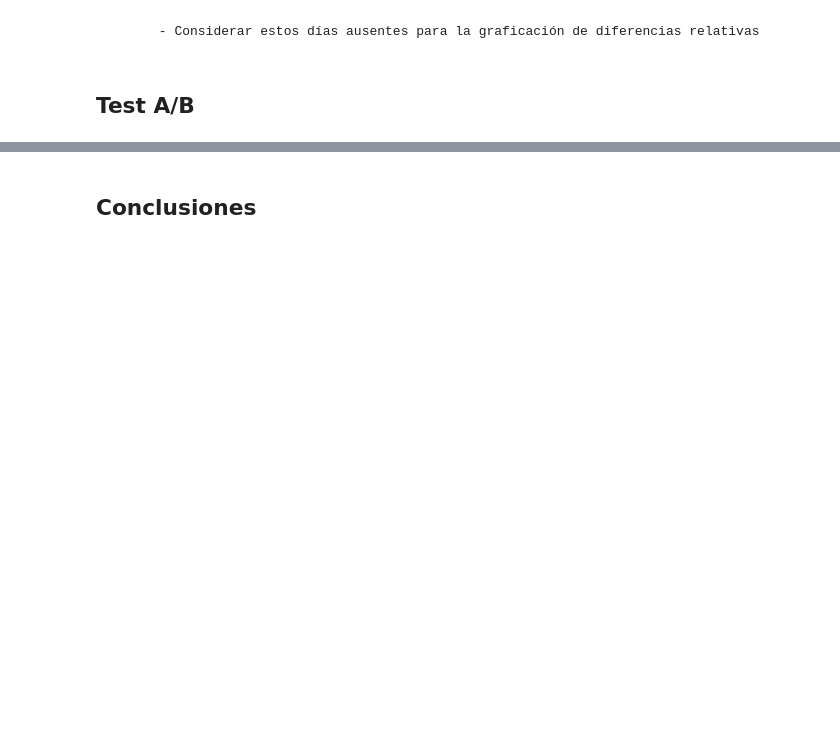
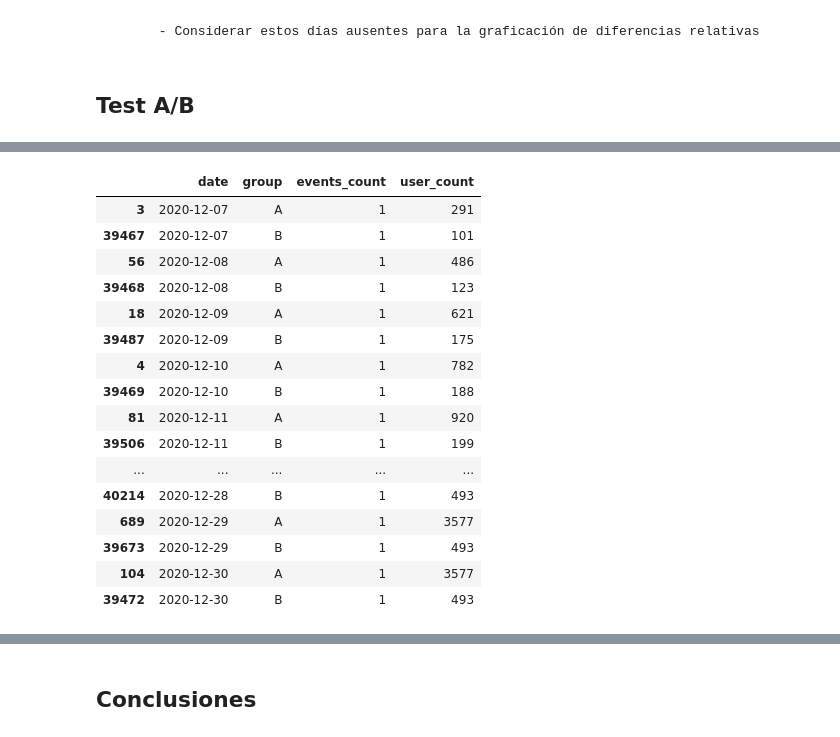
Before and after one commit to ScinDBad/DA_proyecto_final, a Jupyter notebook: test_ab.ipynb, the cells around one changed output, grey strips where cells are left out. Cells and saved outputs as stored; diff of their text form; code cells hidden in the pictures; blank space fills up the shorter version.

```diff
--- a/test_ab.ipynb
+++ b/test_ab.ipynb
@@ -585,0 +680,25 @@ __Peculiaridades:__
+# %%
+# Obtener tabla de agregación acumulativa
+cumulative_data_1 = aggregate_events(events_f_1, agg_dict, 'date', 'group')
+
+# Renombrar columnas adecuadamente
+cumulative_data_1.columns = column_names
+cumulative_data_1
+# %% [output]
+|  | date | group | events_count | user_count |
+| 3 | 2020-12-07 | A | 1 | 291 |
+| 39467 | 2020-12-07 | B | 1 | 101 |
+| 56 | 2020-12-08 | A | 1 | 486 |
+| 39468 | 2020-12-08 | B | 1 | 123 |
+| 18 | 2020-12-09 | A | 1 | 621 |
+| 39487 | 2020-12-09 | B | 1 | 175 |
+| 4 | 2020-12-10 | A | 1 | 782 |
+| 39469 | 2020-12-10 | B | 1 | 188 |
+| 81 | 2020-12-11 | A | 1 | 920 |
+| 39506 | 2020-12-11 | B | 1 | 199 |
+| ... | ... | ... | ... | ... |
+| 40214 | 2020-12-28 | B | 1 | 493 |
+| 689 | 2020-12-29 | A | 1 | 3577 |
+| 39673 | 2020-12-29 | B | 1 | 493 |
+| 104 | 2020-12-30 | A | 1 | 3577 |
+| 39472 | 2020-12-30 | B | 1 | 493 |
```
Also changed, not shown: parts of 21 cells of this notebook.
